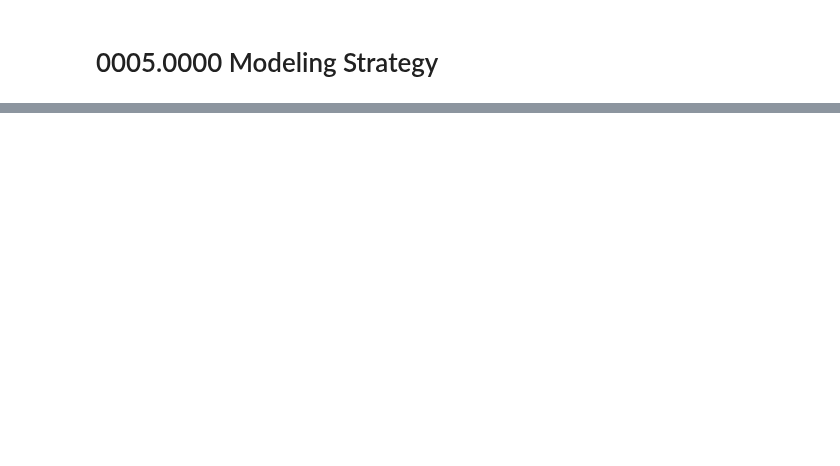
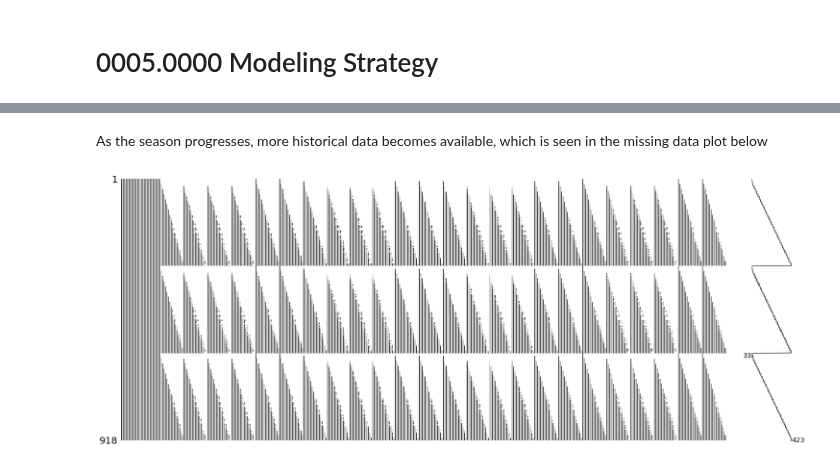
Before and after one commit to DMacGillivray/soccer-predictions, a Jupyter notebook: notebooks/0005.0000 Modeling Strategy.ipynb, the cells around one changed output, grey strips where cells are left out. Drawn from its saved outputs; the diff is of its cells as text; code cells hidden in the pictures; blank space fills up the shorter version.

```diff
--- a/notebooks/0005.0000 Modeling Strategy.ipynb
+++ b/notebooks/0005.0000 Modeling Strategy.ipynb
@@ -450,3 +174,0 @@ class SMWrapper(BaseEstimator, RegressorMixin):
-# %%
-def get_game_day_change_indices(df):
-    return df['game_day'].diff()[df['game_day'].diff() != 0].index.values
@@ -588,0 +517,4 @@ df
+# %%
+df_trans = pd.read_csv(SAMP_TRANSFORMED_FP,
+                       parse_dates=['date']).sort_values(by=['date', 'h', 'a']).reset_index(drop=True)
+# Sort the features
@@ -588,0 +583,25 @@ df
+# %%
+def get_feature_cols(df):
+    features = sorted(list(set([col.split('-')[0] for col in df.columns if '-' in col])))
+    return features
+
+def get_sorted_feature_cols(df):
+    # Grab the feature names
+    #features = sorted(list(set([col.split('-')[0] for col in df.columns if '-' in col])))
+    features = get_feature_cols(df)
+    features_list = []
+    for feature in features:
+        unsorted_feature_list = [col for col in df.columns if feature == col.rsplit('-',1)[0]]
+        unsorted_feature_list.sort(key=lambda x: int(x.rsplit('-',1)[1]))
+        features_list.extend(unsorted_feature_list)
+    return features_list
+
+sorted_feature_cols = get_sorted_feature_cols(df_trans)
+other_cols = [col for col in df.columns if col not in sorted_feature_cols]
+all_cols = other_cols + sorted_feature_cols
+#+ ['hwinOddsBet365', 'drawOddsBet365', 'awinOddsBet365',
+#                                      'hwinOddsLb', 'drawOddsLb', 'awinOddsLb']
+#all_cols = extend_cols(defined_cols)
+# %%
+df_trans2 = df_trans[all_cols].copy(deep=True)
+df_trans2.head(2)
@@ -588,0 +612,7 @@ df
+# %% [markdown]
+As the season progresses, more historical data becomes available, which is seen in the missing data plot below
+# %%
+msno.matrix(df_trans2)
+plt.show();
+# %% [output]
+[figure, added]
```
Also changed, not shown: parts of 104 cells of this notebook, 5 other files.
